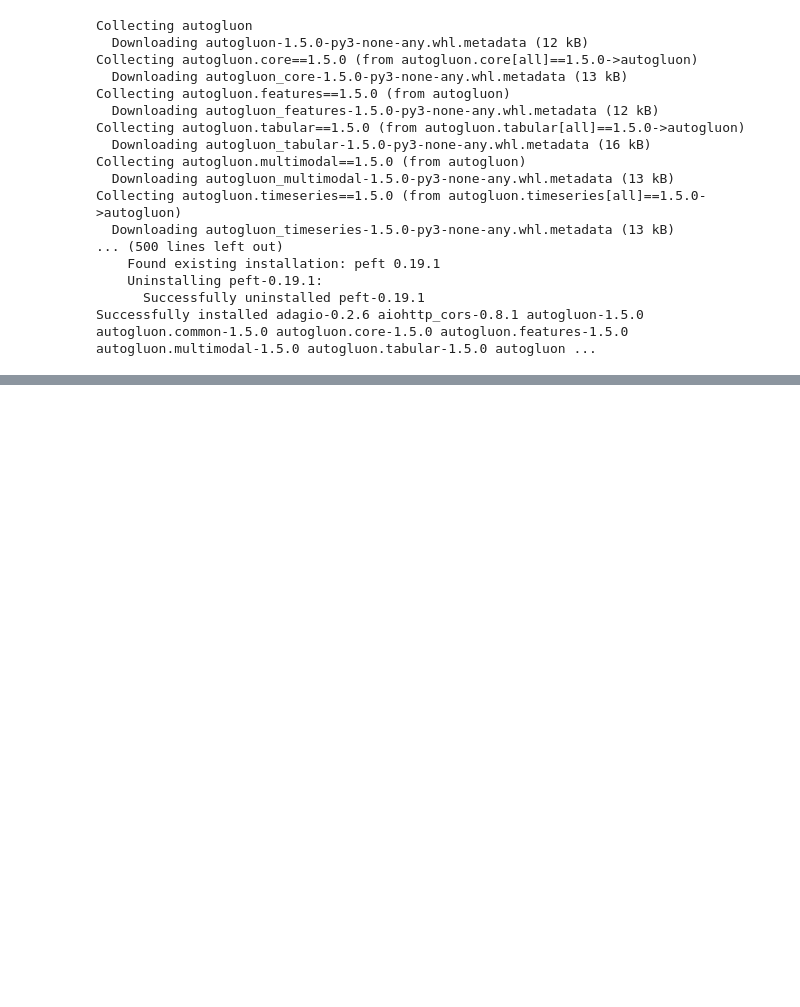
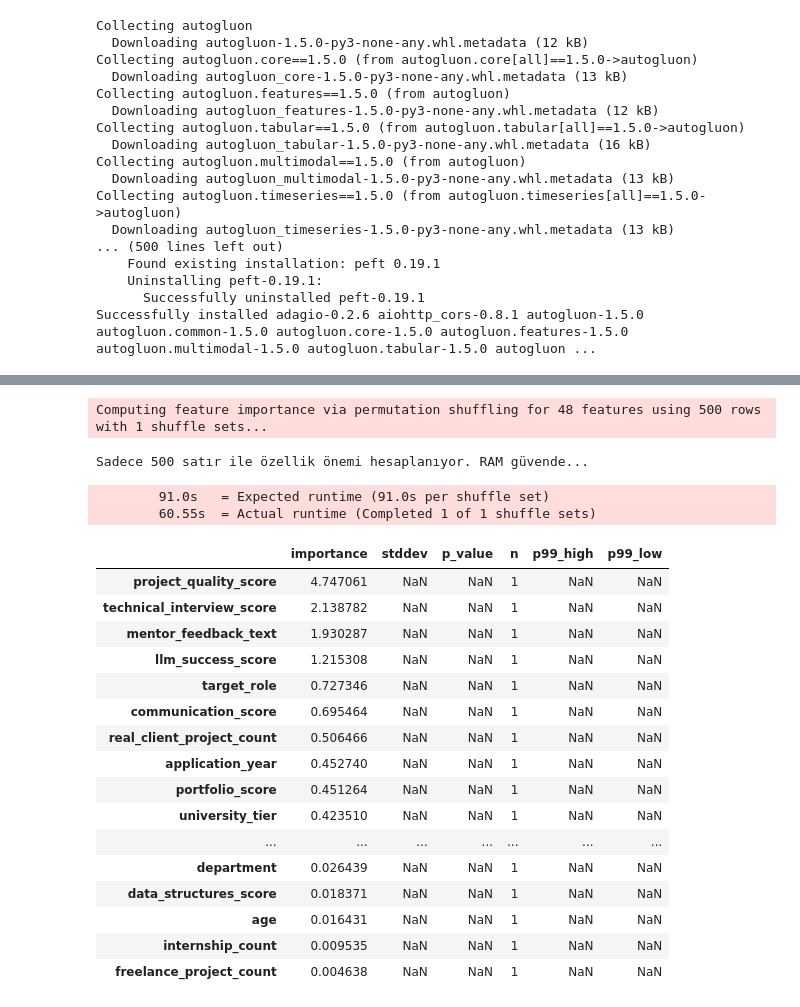
Before and after one commit to Aosm26/btkdatathon, a Jupyter notebook: autogluon_özelliksiz_llm_bert.ipynb, the cells around one changed output, grey strips where cells are left out. Saved outputs shown, nothing was run; the diff lists cells and outputs as text; code cells hidden in the pictures; blank space fills up the shorter version.

Commit message:
İlk sub ile aynı kod sadece llm ve bert eklendi - ipynb son

```diff
--- a/autogluon_özelliksiz_llm_bert.ipynb
+++ b/autogluon_özelliksiz_llm_bert.ipynb
@@ -99,3 +99,48 @@ predictor.leaderboard(train_data)
 # Özellik Önemi (Feature Importance): Hangi sütunların tahmine ne kadar katkı sağladığını hesaplar
 feature_importance = predictor.feature_importance(train_data)
 display(feature_importance)
+# %%
+import gc
+
+# 1. Eğitim bittikten sonra RAM'de kalan gereksiz çöpleri temizleyelim
+gc.collect()
+
+# 2. Tüm eğitim verisi yerine sadece rastgele bir alt küme (örnek) alıyoruz.
+# Eğer veri setin çok büyükse ve RAM çok kısıtlıysa 2000, biraz daha rahatsan 5000 satır idealdir.
+sample_size = min(500, len(train_data))
+train_data_sample = train_data.sample(n=sample_size, random_state=42)
+
+print(f"Sadece {sample_size} satır ile özellik önemi hesaplanıyor. RAM güvende...")
+
+# 3. Özellik önemini hesapla
+# num_shuffle_sets: AutoGluon normalde emin olmak için bu işlemi her sütun için 5 kez yapar.
+# Bunu 1'e veya 2'ye düşürmek hem süreyi hem de RAM kullanımını inanılmaz derecede azaltır.
+feature_importance = predictor.feature_importance(
+    data=train_data_sample,
+    num_shuffle_sets=1
+)
+
+# 4. En önemli ilk 25 özelliği ekrana yazdır
+display(feature_importance)
+# %% [output]
+Computing feature importance via permutation shuffling for 48 features using 500 rows with 1 shuffle sets...
+Sadece 500 satır ile özellik önemi hesaplanıyor. RAM güvende...
+        91.0s   = Expected runtime (91.0s per shuffle set)
+        60.55s  = Actual runtime (Completed 1 of 1 shuffle sets)
+|  | importance | stddev | p_value | n | p99_high | p99_low |
+| project_quality_score | 4.747061 | NaN | NaN | 1 | NaN | NaN |
+| technical_interview_score | 2.138782 | NaN | NaN | 1 | NaN | NaN |
+| mentor_feedback_text | 1.930287 | NaN | NaN | 1 | NaN | NaN |
+| llm_success_score | 1.215308 | NaN | NaN | 1 | NaN | NaN |
+| target_role | 0.727346 | NaN | NaN | 1 | NaN | NaN |
+| communication_score | 0.695464 | NaN | NaN | 1 | NaN | NaN |
+| real_client_project_count | 0.506466 | NaN | NaN | 1 | NaN | NaN |
+| application_year | 0.452740 | NaN | NaN | 1 | NaN | NaN |
+| portfolio_score | 0.451264 | NaN | NaN | 1 | NaN | NaN |
+| university_tier | 0.423510 | NaN | NaN | 1 | NaN | NaN |
+| ... | ... | ... | ... | ... | ... | ... |
+| department | 0.026439 | NaN | NaN | 1 | NaN | NaN |
+| data_structures_score | 0.018371 | NaN | NaN | 1 | NaN | NaN |
+| age | 0.016431 | NaN | NaN | 1 | NaN | NaN |
+| internship_count | 0.009535 | NaN | NaN | 1 | NaN | NaN |
+| freelance_project_count | 0.004638 | NaN | NaN | 1 | NaN | NaN |
```
Also changed, not shown: parts of 5 cells of this notebook.
